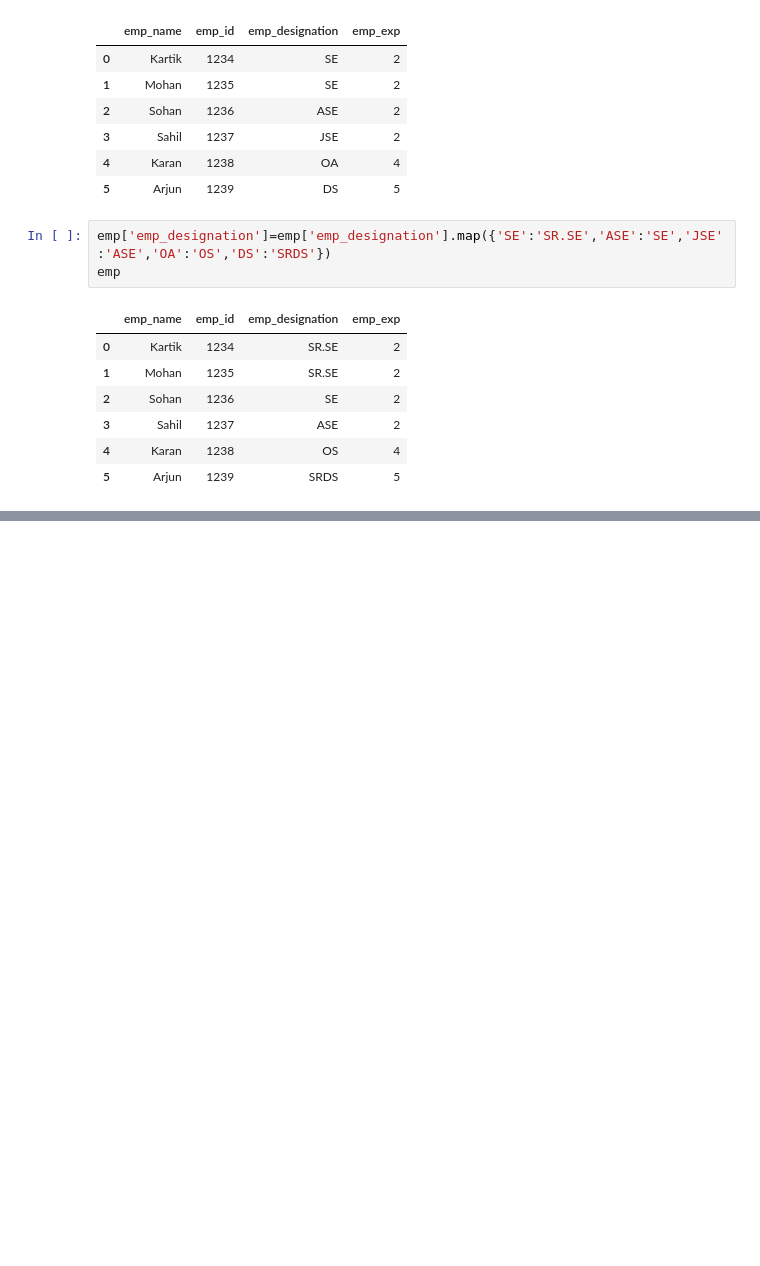
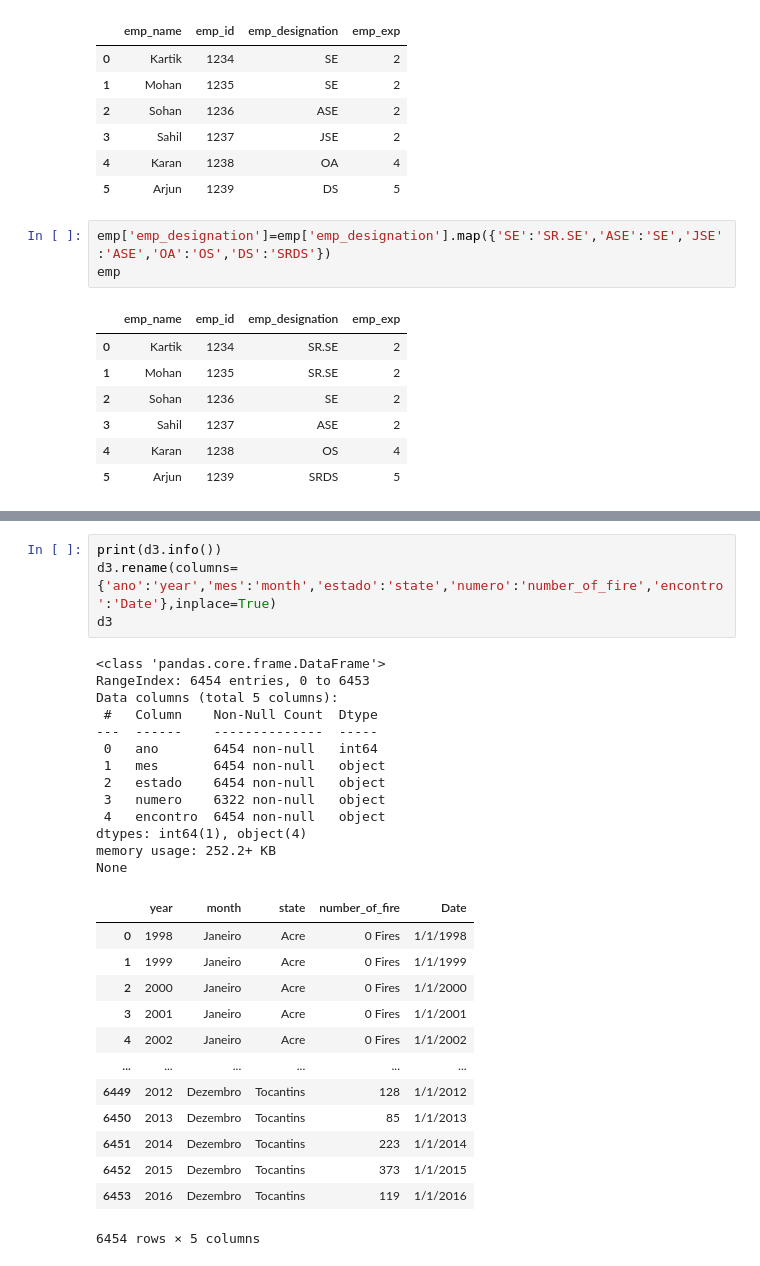
Before and after one commit to Yaminikanta/Python_Libraries, a Jupyter notebook: 02-Pandas/class_pandas.ipynb, the cells around one changed output, grey strips where cells are left out. Saved outputs shown, nothing was run; the diff lists cells and outputs as text; blank space fills up the shorter version.

```diff
--- a/02-Pandas/class_pandas.ipynb
+++ b/02-Pandas/class_pandas.ipynb
@@ -583,0 +601,31 @@ emp
+# %%
+print(d3.info())
+d3.rename(columns={'ano':'year','mes':'month','estado':'state','numero':'number_of_fire','encontro':'Date'},inplace=True)
+d3
+# %% [output]
+<class 'pandas.core.frame.DataFrame'>
+RangeIndex: 6454 entries, 0 to 6453
+Data columns (total 5 columns):
+ #   Column    Non-Null Count  Dtype
+---  ------    --------------  -----
+ 0   ano       6454 non-null   int64
+ 1   mes       6454 non-null   object
+ 2   estado    6454 non-null   object
+ 3   numero    6322 non-null   object
+ 4   encontro  6454 non-null   object
+dtypes: int64(1), object(4)
+memory usage: 252.2+ KB
+None
+|  | year | month | state | number_of_fire | Date |
+| 0 | 1998 | Janeiro | Acre | 0 Fires | 1/1/1998 |
+| 1 | 1999 | Janeiro | Acre | 0 Fires | 1/1/1999 |
+| 2 | 2000 | Janeiro | Acre | 0 Fires | 1/1/2000 |
+| 3 | 2001 | Janeiro | Acre | 0 Fires | 1/1/2001 |
+| 4 | 2002 | Janeiro | Acre | 0 Fires | 1/1/2002 |
+| ... | ... | ... | ... | ... | ... |
+| 6449 | 2012 | Dezembro | Tocantins | 128 | 1/1/2012 |
+| 6450 | 2013 | Dezembro | Tocantins | 85 | 1/1/2013 |
+| 6451 | 2014 | Dezembro | Tocantins | 223 | 1/1/2014 |
+| 6452 | 2015 | Dezembro | Tocantins | 373 | 1/1/2015 |
+| 6453 | 2016 | Dezembro | Tocantins | 119 | 1/1/2016 |
+6454 rows × 5 columns
```
Also changed, not shown: parts of 1 cell of this notebook.
